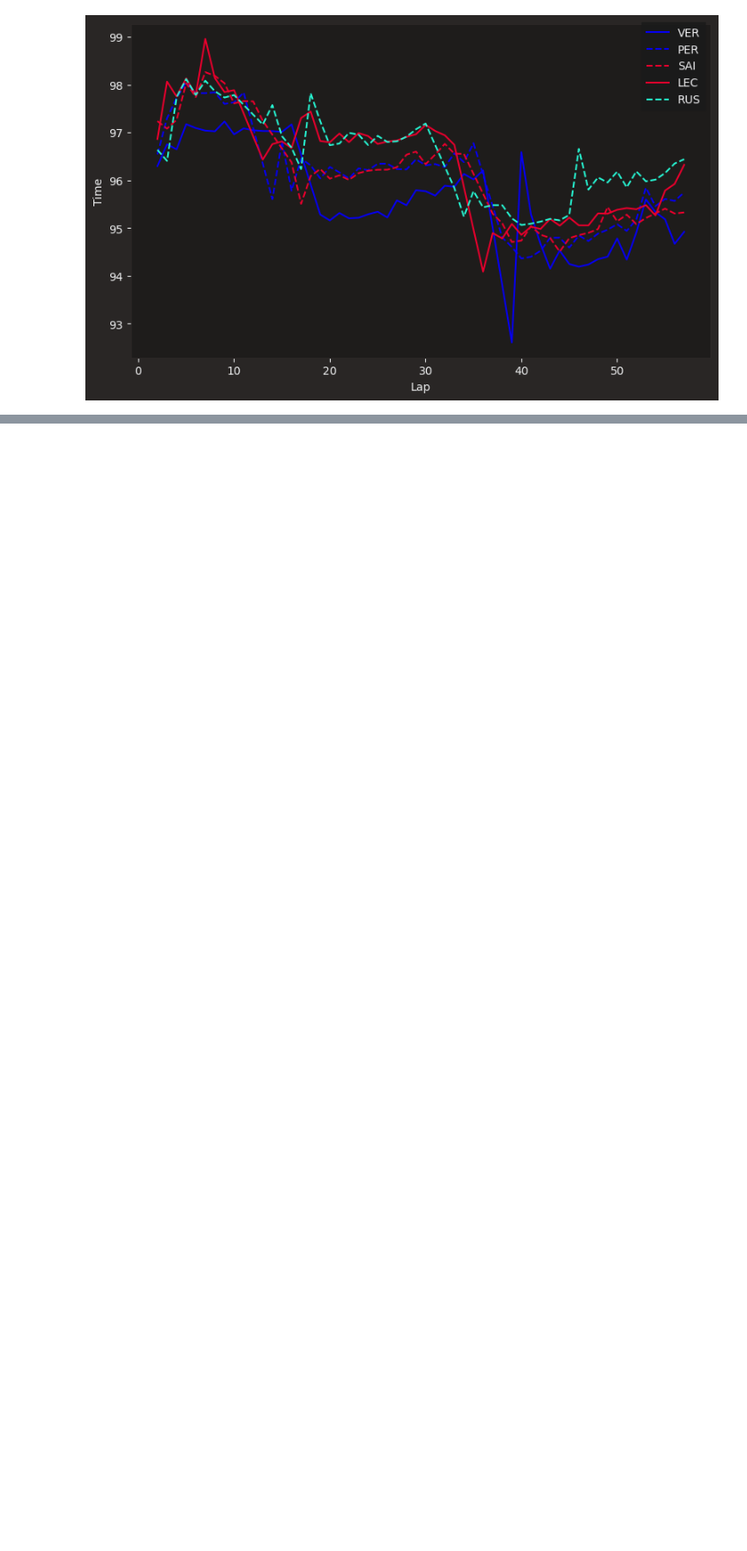
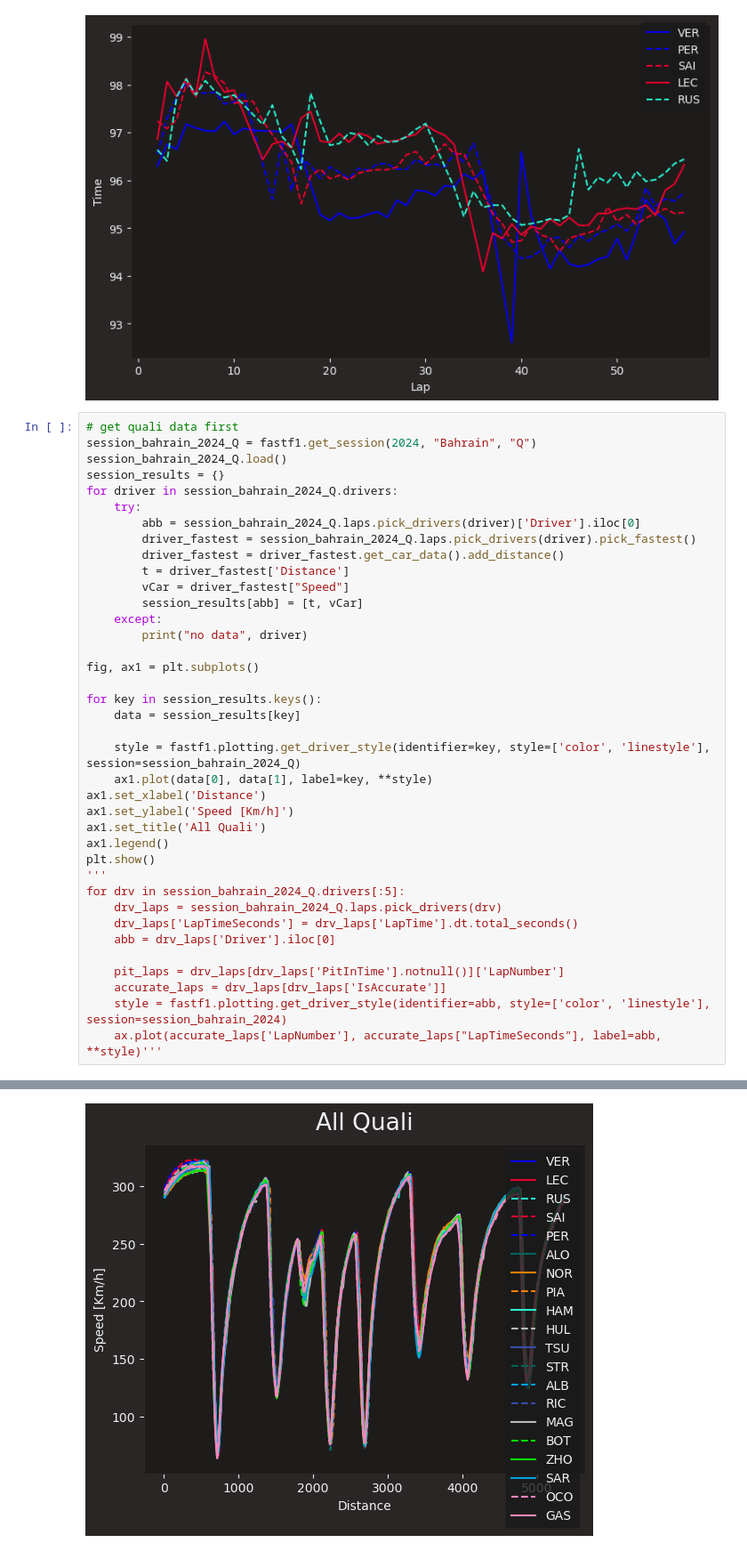
Before and after one commit to elijahmccauley/f1_tire_deg, a Jupyter notebook: FastF1Test.ipynb, the cells around one changed output, grey strips where cells are left out. Shown: that part at 89% size. Cells and saved outputs as stored; diff of their text form; blank space fills up the shorter version.

Commit message:
Get all fastest lap data

```diff
--- a/FastF1Test.ipynb
+++ b/FastF1Test.ipynb
@@ -204,3 +205,42 @@ Try using .loc[row_indexer,col_indexer] = value instead
 See the caveats in the documentation: https://pandas.pydata.org/pandas-docs/stable/user_guide/indexing.html#returning-a-view-versus-a-copy
   drv_laps['LapTimeSeconds'] = drv_laps['LapTime'].dt.total_seconds()
 [figure]
+# %%
+# get quali data first
+session_bahrain_2024_Q = fastf1.get_session(2024, "Bahrain", "Q")
+session_bahrain_2024_Q.load()
+session_results = {}
+for driver in session_bahrain_2024_Q.drivers:
+    try:
+        abb = session_bahrain_2024_Q.laps.pick_drivers(driver)['Driver'].iloc[0]
+        driver_fastest = session_bahrain_2024_Q.laps.pick_drivers(driver).pick_fastest()
+        driver_fastest = driver_fastest.get_car_data().add_distance()
+        t = driver_fastest['Distance']
+        vCar = driver_fastest["Speed"]
+        session_results[abb] = [t, vCar]
+    except:
+        print("no data", driver)
+
+fig, ax1 = plt.subplots()
+
+for key in session_results.keys():
+    data = session_results[key]
+
+    style = fastf1.plotting.get_driver_style(identifier=key, style=['color', 'linestyle'], session=session_bahrain_2024_Q)
+    ax1.plot(data[0], data[1], label=key, **style)
+ax1.set_xlabel('Distance')
+ax1.set_ylabel('Speed [Km/h]')
+ax1.set_title('All Quali')
+ax1.legend()
+plt.show()
+'''
+for drv in session_bahrain_2024_Q.drivers[:5]:
+    drv_laps = session_bahrain_2024_Q.laps.pick_drivers(drv)
+    drv_laps['LapTimeSeconds'] = drv_laps['LapTime'].dt.total_seconds()
+    abb = drv_laps['Driver'].iloc[0]
+
+    pit_laps = drv_laps[drv_laps['PitInTime'].notnull()]['LapNumber']
+    accurate_laps = drv_laps[drv_laps['IsAccurate']]
+    style = fastf1.plotting.get_driver_style(identifier=abb, style=['color', 'linestyle'], session=session_bahrain_2024)
+    ax.plot(accurate_laps['LapNumber'], accurate_laps["LapTimeSeconds"], label=abb, **style)'''
+# %% [output]
@@ -206,0 +277 @@ See the caveats in the documentation: https://pandas.pydata.org/pandas-docs/stab
+[figure, added]
```
Also changed, not shown: parts of 4 cells of this notebook.
